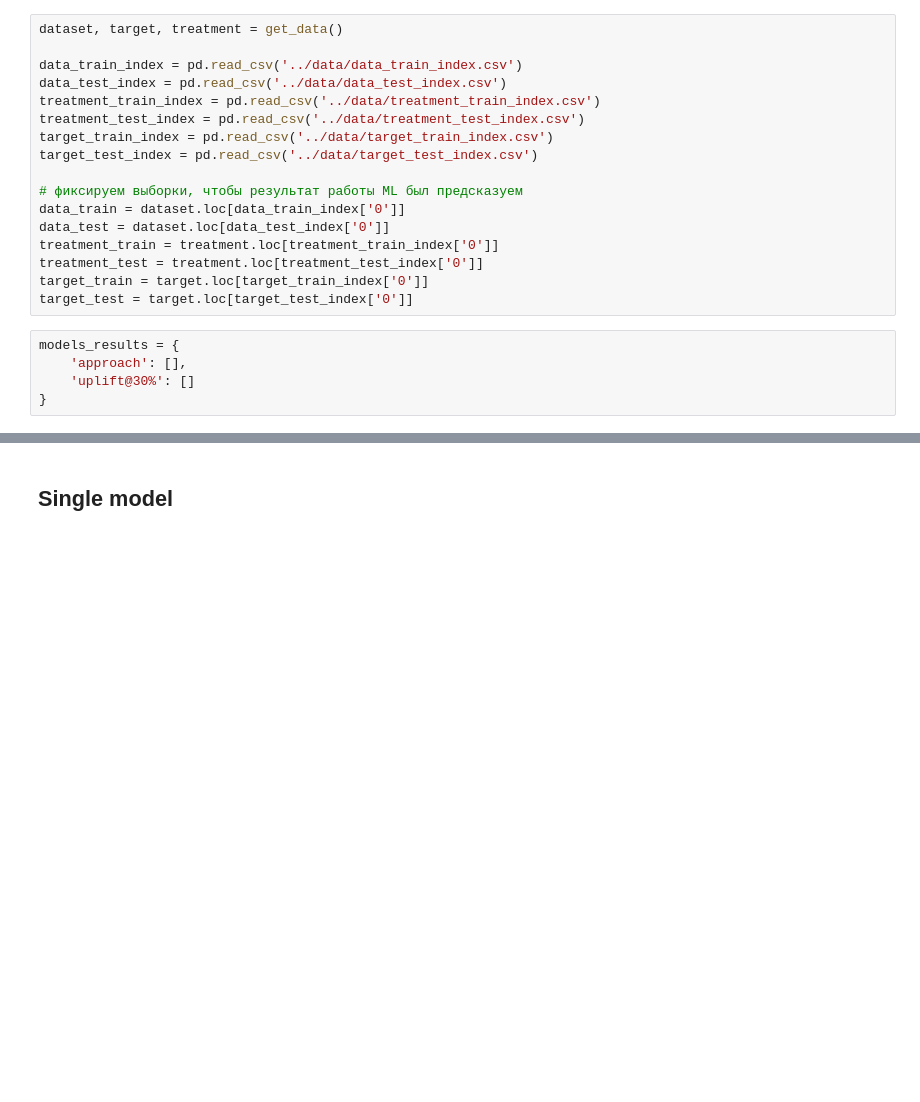
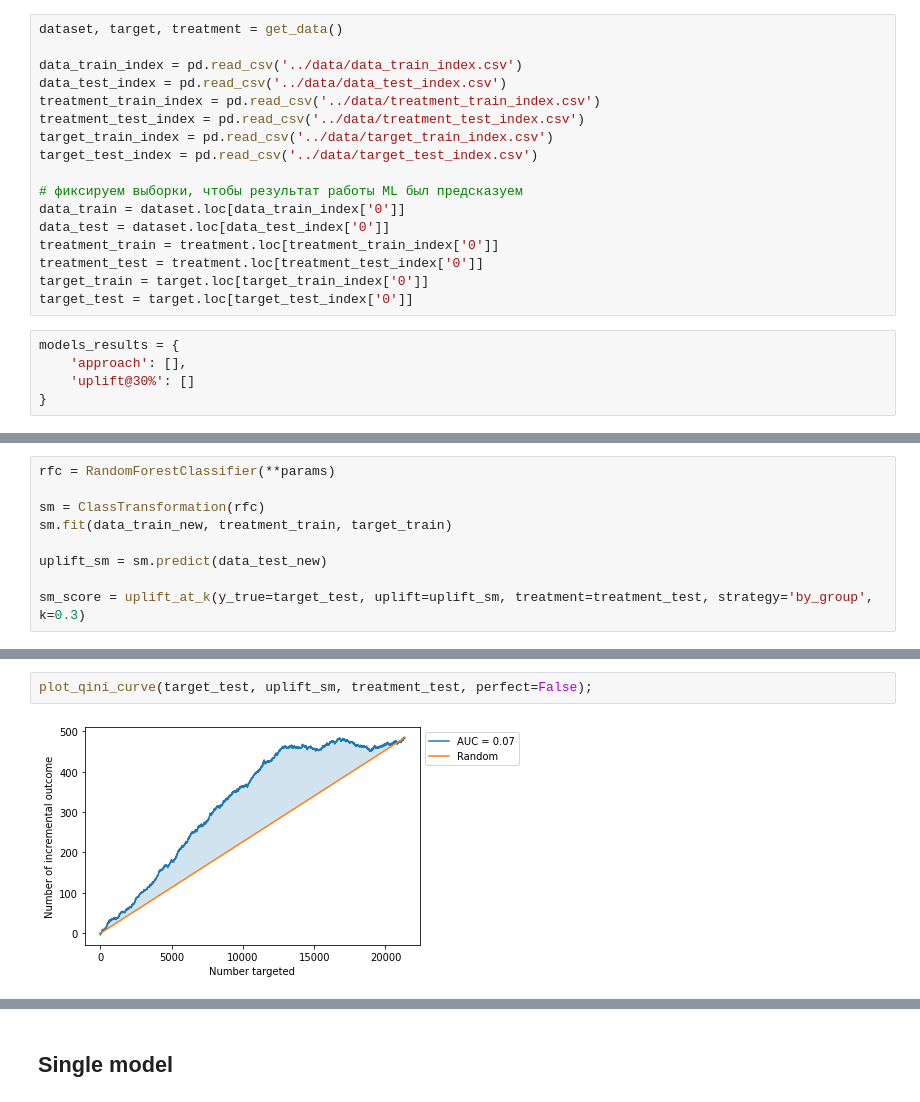
Before and after one commit to versus666jzx/uplift_lab, a Jupyter notebook: src/test.ipynb, the cells around one changed output, grey strips where cells are left out. Cells and saved outputs as stored; diff of their text form; blank space fills up the shorter version.

```diff
--- a/src/test.ipynb
+++ b/src/test.ipynb
@@ -47,0 +117,9 @@ models_results = {
+# %%
+rfc = RandomForestClassifier(**params)
+
+sm = ClassTransformation(rfc)
+sm.fit(data_train_new, treatment_train, target_train)
+
+uplift_sm = sm.predict(data_test_new)
+
+sm_score = uplift_at_k(y_true=target_test, uplift=uplift_sm, treatment=treatment_test, strategy='by_group', k=0.3)
@@ -47,0 +130,4 @@ models_results = {
+# %%
+plot_qini_curve(target_test, uplift_sm, treatment_test, perfect=False);
+# %% [output]
+[figure, added]
```
Also changed, not shown: parts of 30 cells of this notebook, 7 other files.
